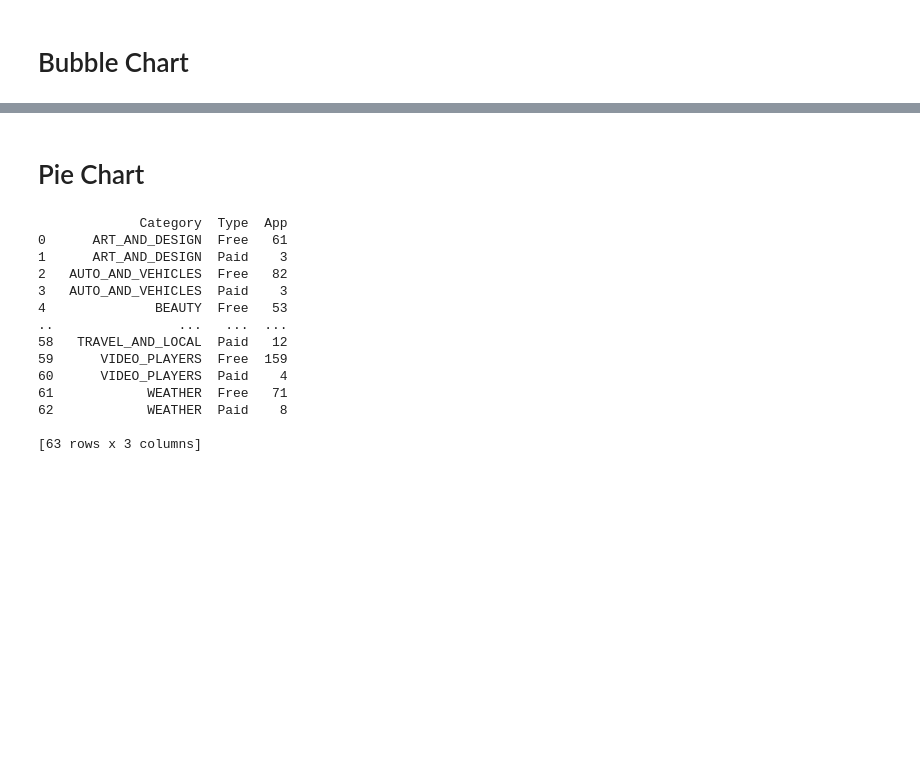
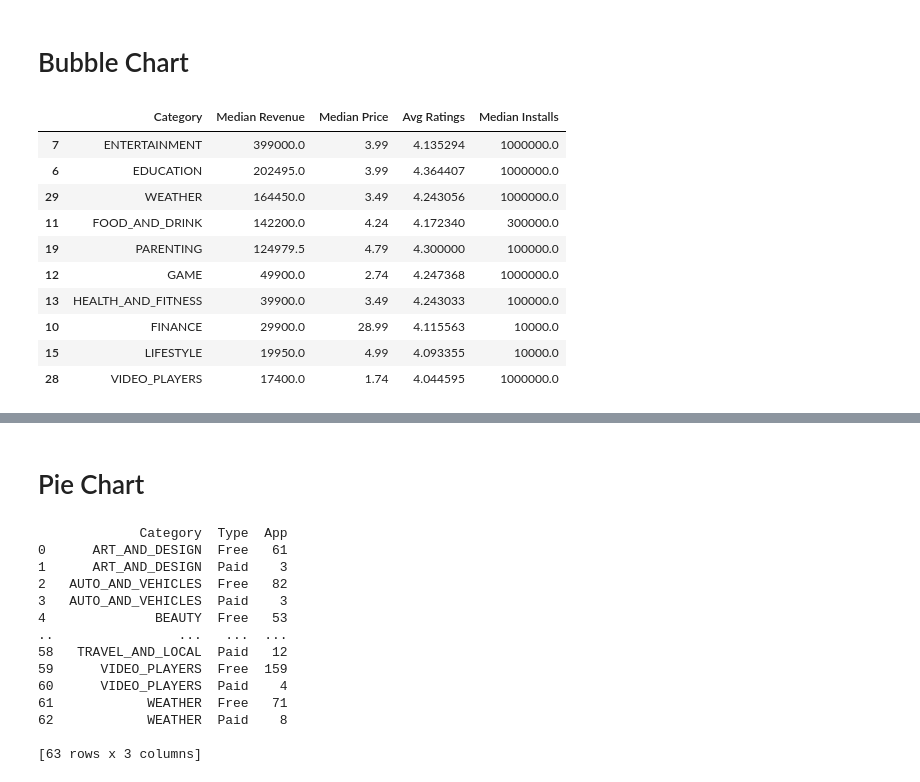
Before and after one commit to emmargl/Data_Vizualization_Project, a Jupyter notebook: altair_graph.ipynb, the cells around one changed output, grey strips where cells are left out. Cells and saved outputs as stored; diff of their text form; code cells hidden in the pictures; blank space fills up the shorter version.

Commit message:
bubble_hugo

```diff
--- a/altair_graph.ipynb
+++ b/altair_graph.ipynb
@@ -166,9 +162,10 @@ df.head(20)
 | 18 | FlipaClip - Cartoon animation | ART_AND_DESIGN | 4.3 | 194216 | 39M | 5000000 | Free | 0.0 | Everyone | Art & Design | ... |
 | 19 | ibis Paint X | ART_AND_DESIGN | 4.6 | 224399 | 31M | 10000000 | Free | 0.0 | Everyone | Art & Design | ... |
 # %%
-df_cat = df_paid.groupby(by="Category", as_index = False)["Revenue"].median()
-df_cat.rename(columns = {'Revenue':'Median Revenue'}, inplace = True)
-df_cat.head(5)
+#keeping median revenue
+df_revenue = df_paid.groupby(by="Category", as_index = False)["Revenue"].median()
+df_revenue.rename(columns = {'Revenue':'Median Revenue'}, inplace = True)
+df_revenue.head(5)
 # %% [output]
 |  | Category | Median Revenue |
 | 0 | ART_AND_DESIGN | 9950.0 |
@@ -176,3 +173,8 @@ df_cat.head(5)
 | 2 | BOOKS_AND_REFERENCE | 59.9 |
 | 3 | BUSINESS | 2990.0 |
 | 4 | COMMUNICATION | 2490.0 |
+# %%
+#keeping median price
+df_price = df_paid.groupby(by="Category", as_index = False)["Price"].median()
+df_price.rename(columns = {'Price':'Median Price'}, inplace = True)
+df_price.head(5)
@@ -178,0 +188,5 @@ df_cat.head(5)
+# %%
+#keeping median ratings
+df_ratings = df.groupby(by="Category", as_index = False)["Rating"].mean()
+df_ratings.rename(columns = {'Rating':'Avg Ratings'}, inplace = True)
+df_ratings.head(5)
@@ -178,0 +200,5 @@ df_cat.head(5)
+# %%
+#keeping median installs
+df_installs = df.groupby(by="Category", as_index = False)["Installs"].median()
+df_installs.rename(columns = {'Installs':'Median Installs'}, inplace = True)
+df_installs.head(5)
@@ -189,0 +214,21 @@ points = alt.Chart(weather).mark_point().encode(
+# %%
+#creating a dataset for bubble chart
+
+import functools as ft
+
+dfs = [df_revenue, df_price,df_ratings,df_installs ]
+df_bubble_chart = ft.reduce(lambda left, right: pd.merge(left, right, on='Category'), dfs)
+df_bubble_chart = df_bubble_chart.sort_values('Median Revenue',ascending = False).head(10)
+df_bubble_chart
+# %% [output]
+|  | Category | Median Revenue | Median Price | Avg Ratings | Median Installs |
+| 7 | ENTERTAINMENT | 399000.0 | 3.99 | 4.135294 | 1000000.0 |
+| 6 | EDUCATION | 202495.0 | 3.99 | 4.364407 | 1000000.0 |
+| 29 | WEATHER | 164450.0 | 3.49 | 4.243056 | 1000000.0 |
+| 11 | FOOD_AND_DRINK | 142200.0 | 4.24 | 4.172340 | 300000.0 |
+| 19 | PARENTING | 124979.5 | 4.79 | 4.300000 | 100000.0 |
+| 12 | GAME | 49900.0 | 2.74 | 4.247368 | 1000000.0 |
+| 13 | HEALTH_AND_FITNESS | 39900.0 | 3.49 | 4.243033 | 100000.0 |
+| 10 | FINANCE | 29900.0 | 28.99 | 4.115563 | 10000.0 |
+| 15 | LIFESTYLE | 19950.0 | 4.99 | 4.093355 | 10000.0 |
+| 28 | VIDEO_PLAYERS | 17400.0 | 1.74 | 4.044595 | 1000000.0 |
```
Also changed, not shown: parts of 10 cells of this notebook.
